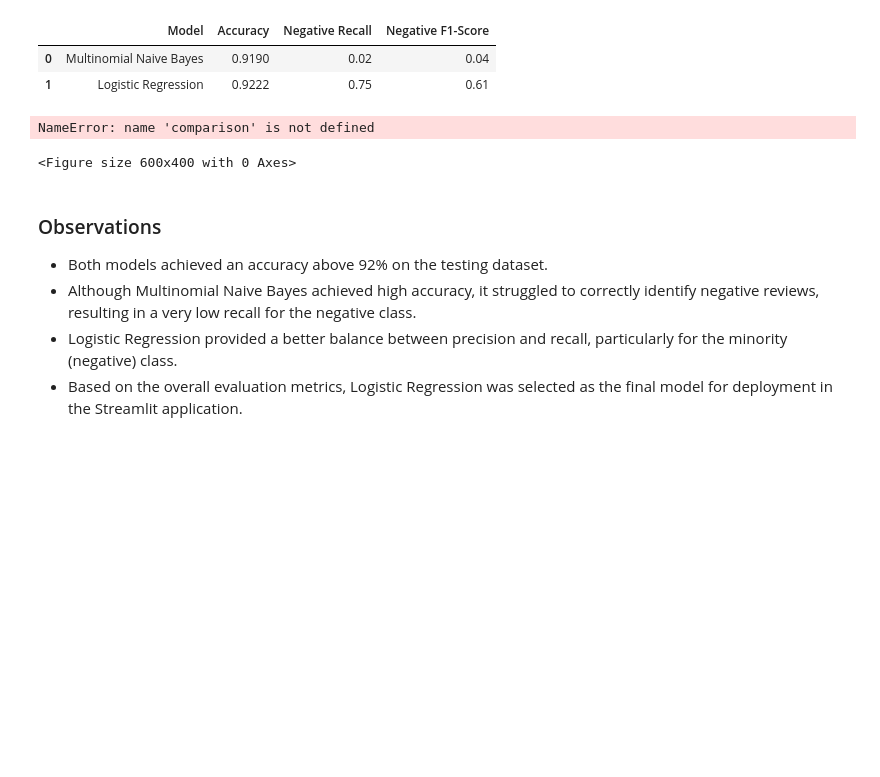
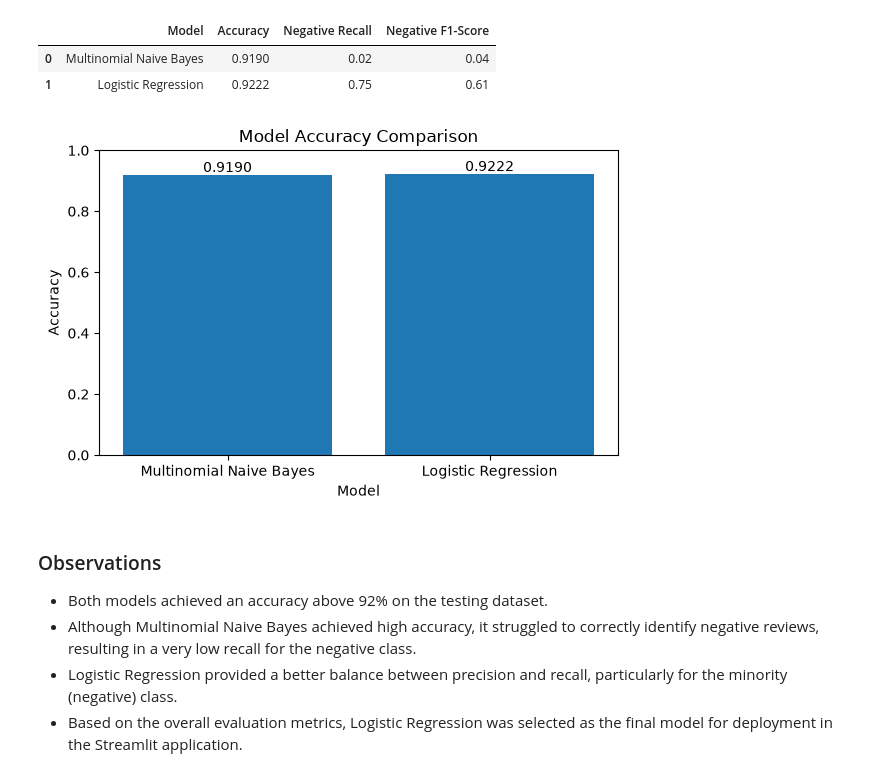
Before and after one commit to hania-sajjad/WEEK-5-TASK, a Jupyter notebook: notebooks/week5_nlp.ipynb, the cells around one changed output. Drawn from its saved outputs; the diff is of its cells as text; code cells hidden in the pictures; blank space fills up the shorter version.

```diff
--- a/notebooks/week5_nlp.ipynb
+++ b/notebooks/week5_nlp.ipynb
@@ -516,21 +520,31 @@ final_results
 # %%
 plt.figure(figsize=(6,4))
 
-plt.bar(
-    comparison["Model"],
-    comparison["Accuracy"]
+bars = plt.bar(
+    final_results["Model"],
+    final_results["Accuracy"]
 )
 
 plt.title("Model Accuracy Comparison")
 plt.xlabel("Model")
 plt.ylabel("Accuracy")
 
-plt.ylim(0,1)
+plt.ylim(0, 1)
+
+for bar in bars:
+    height = bar.get_height()
+    plt.text(
+        bar.get_x() + bar.get_width()/2,
+        height + 0.01,
+        f"{height:.4f}",
+        ha="center"
+    )
+
+plt.tight_layout()
 
 plt.show()
 # %% [output]
-NameError: name 'comparison' is not defined
-<Figure size 600x400 with 0 Axes>
+[figure, added]
 # %% [markdown]
 ### Observations
 
```
Also changed, not shown: parts of 2 cells of this notebook.
